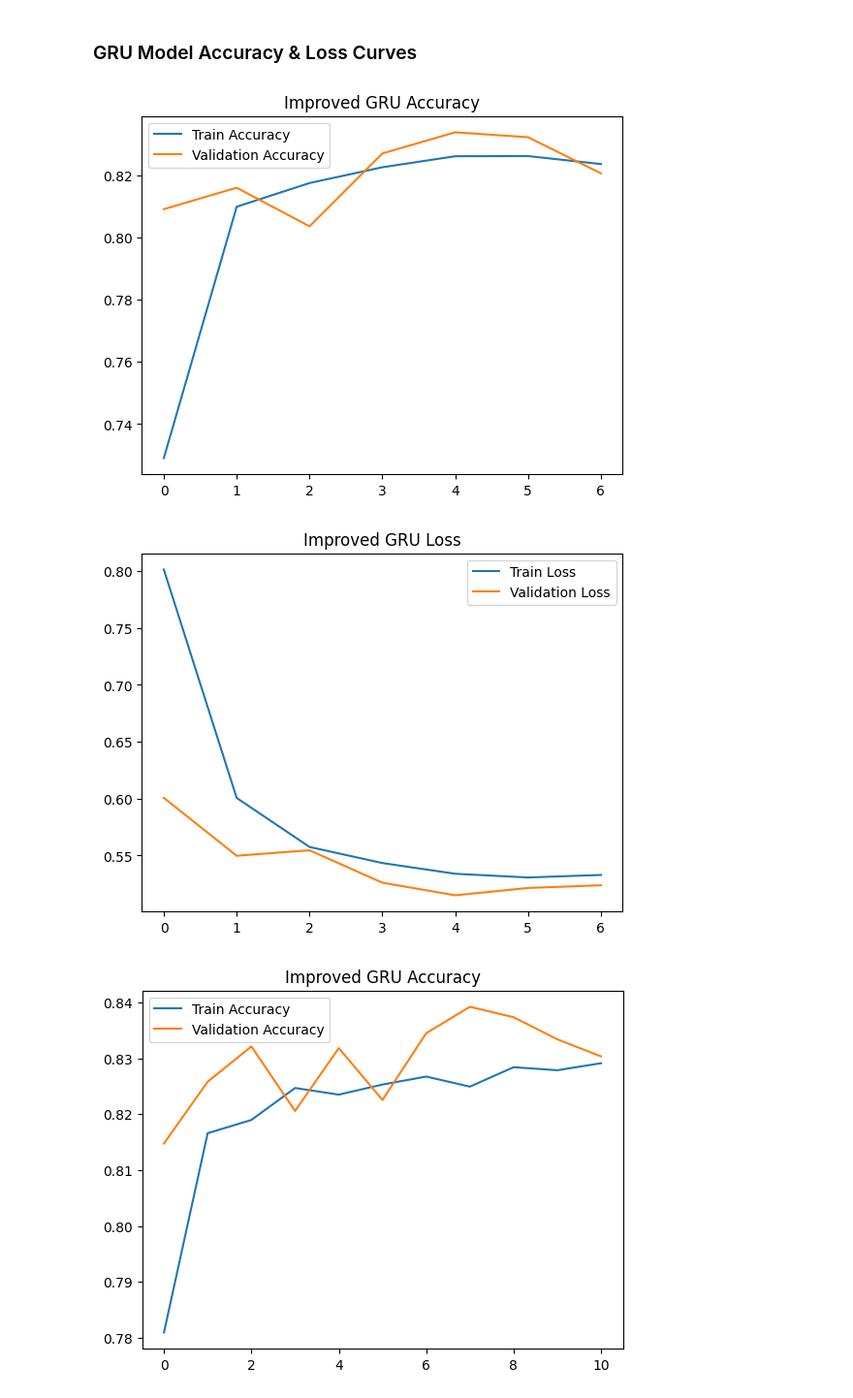
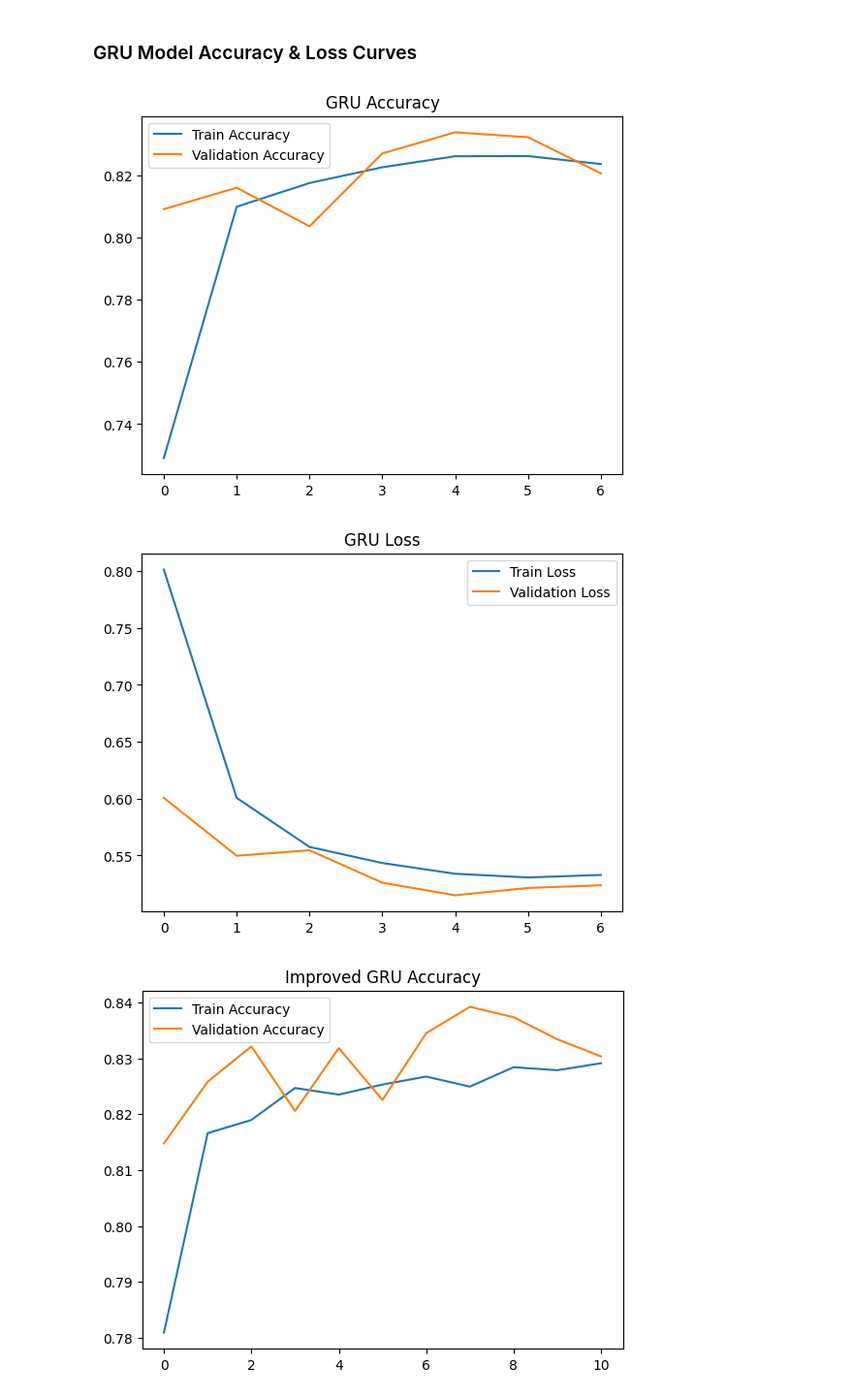
Before and after one commit to sudhiksha-av/College-Research-Affiliate-Program-26, a Jupyter notebook: ml_model/Water_Disaggregation_Final.ipynb, the cells around one changed output. Shown at 97% size. Cells and saved outputs as stored; diff of their text form; code cells hidden in the pictures.

```diff
--- a/ml_model/Water_Disaggregation_Final.ipynb
+++ b/ml_model/Water_Disaggregation_Final.ipynb
@@ -705,18 +705,18 @@ trained_dl_models["Improved GRU"] = improved_gru
 # %%
 plt.plot(history.history['accuracy'], label='Train Accuracy')
 plt.plot(history.history['val_accuracy'], label='Validation Accuracy')
-plt.title("Improved GRU Accuracy")
+plt.title("GRU Accuracy")
 plt.legend()
 plt.show()
 
 plt.plot(history.history['loss'], label='Train Loss')
 plt.plot(history.history['val_loss'], label='Validation Loss')
-plt.title("Improved GRU Loss")
+plt.title("GRU Loss")
 plt.legend()
 plt.show()
 # %% [output]
-[figure, old version]
+[figure, new version]
-[figure, old version]
+[figure, new version]
 # %%
 plt.plot(history_gru.history['accuracy'], label='Train Accuracy')
 plt.plot(history_gru.history['val_accuracy'], label='Validation Accuracy')
```
Also changed, not shown: parts of 1 cell of this notebook, 2 other files.
